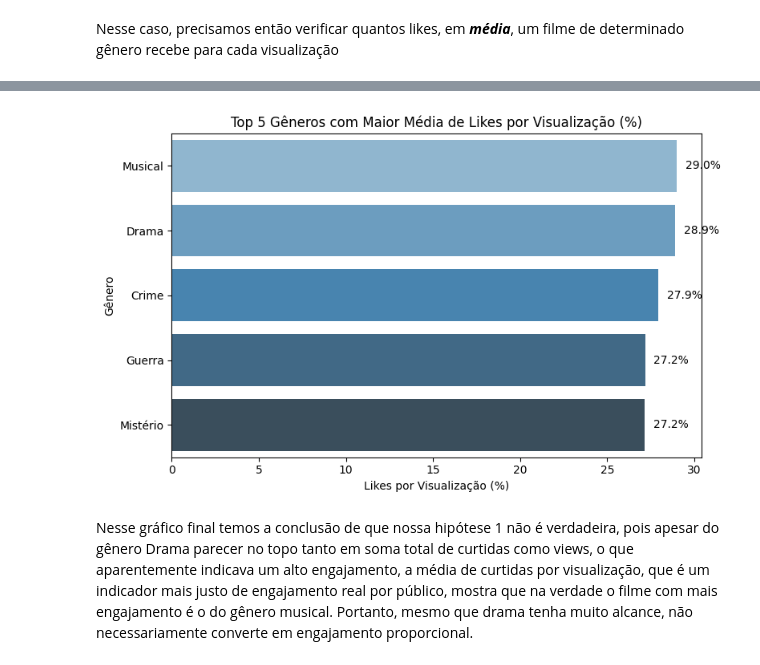
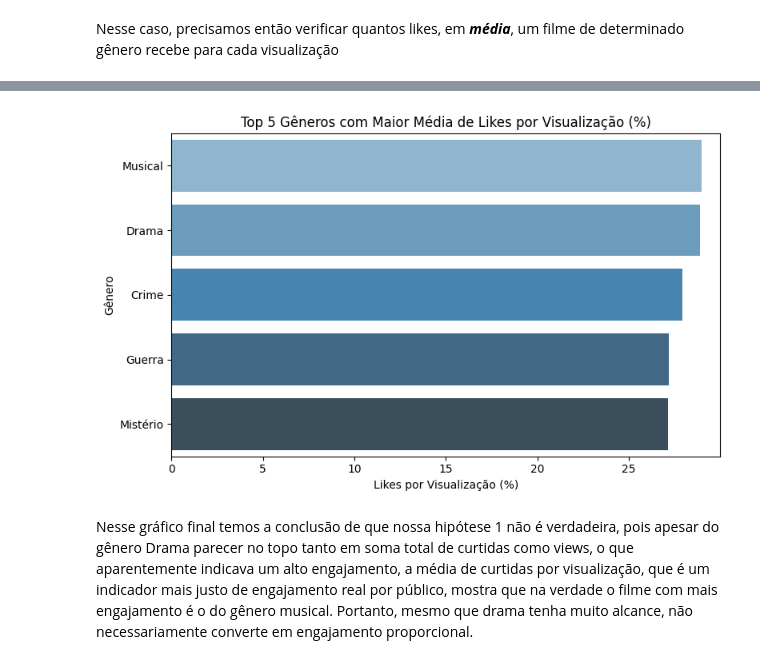
Before and after one commit to AnaClaraAlmeida/mvp_movies, a Jupyter notebook: MPV_AnaClara_4052025000825.ipynb, the cells around one changed output, grey strips where cells are left out. Drawn from its saved outputs; the diff is of its cells as text; code cells hidden in the pictures.

```diff
--- a/MPV_AnaClara_4052025000825.ipynb
+++ b/MPV_AnaClara_4052025000825.ipynb
@@ -616,5 +616,7 @@ Esse gráfico mostra que o Drama realmente aparece no topo em soma total como ma
 # %% [markdown]
 Nesse caso, precisamos então verificar quantos likes, em ***média***, um filme de determinado gênero recebe para cada visualização
 # %%
-likes_watches['likes_per_view'] = (likes_watches['Likes'] / likes_watches['Watches']) * 100
-top5_likes_per_view = likes_watches.sort_values(by='likes_per_view', ascending=False).head(5)
+likes_watches_por_genero = df_exploded.groupby('Gênero_padronizado')[['Likes', 'Watches']].sum().reset_index()
+likes_watches_por_genero['likes_per_view'] = (likes_watches_por_genero['Likes'] / likes_watches_por_genero['Watches']) * 100
+top_generos_likes_per_view = likes_watches_por_genero.sort_values(by='likes_per_view', ascending=False).head(5)
+display(top_generos_likes_per_view)
@@ -621,14 +630,14 @@ top5_likes_per_view = likes_watches.sort_values(by='likes_per_view', ascending=F
 # %%
 plt.figure(figsize=(8, 5))
-ax = sns.barplot(x='likes_per_view', y='Gênero_padronizado', data=top5_likes_per_view, hue='Gênero_padronizado', palette='Blues_d', dodge=False)
-plt.legend([], [], frameon=False)
+ax = sns.barplot(data=top_generos_likes_per_view, y='Gênero_padronizado', x='likes_per_view', hue='Gênero_padronizado', palette='Blues_d', dodge=False, legend=False)
 plt.title('Top 5 Gêneros com Maior Média de Likes por Visualização (%)')
 plt.xlabel('Likes por Visualização (%)')
 plt.ylabel('Gênero')
-for bar in ax.patches: ax.text(bar.get_width() + 0.5, bar.get_y() + bar.get_height() / 2, f"{bar.get_width():.1f}%", va='center')
-plt.tight_layout(); plt.show()
+plt.xlim(0, top_generos_likes_per_view['likes_per_view'].max() + 1)
+plt.tight_layout()
+plt.show()
 # %% [output]
-[figure, old version]
+[figure, new version]
 # %% [markdown]
 Nesse gráfico final temos a conclusão de que nossa hipótese 1 não é verdadeira, pois apesar do gênero Drama parecer no topo tanto em soma total de curtidas como views, o que aparentemente indicava um alto engajamento, a média de curtidas por visualização, que é um indicador mais justo de engajamento real por público, mostra que na verdade o filme com mais engajamento é o do gênero musical. Portanto, mesmo que drama tenha muito alcance, não necessariamente converte em engajamento proporcional.
 # %% [markdown]
```
Also changed, not shown: parts of 7 cells of this notebook.
